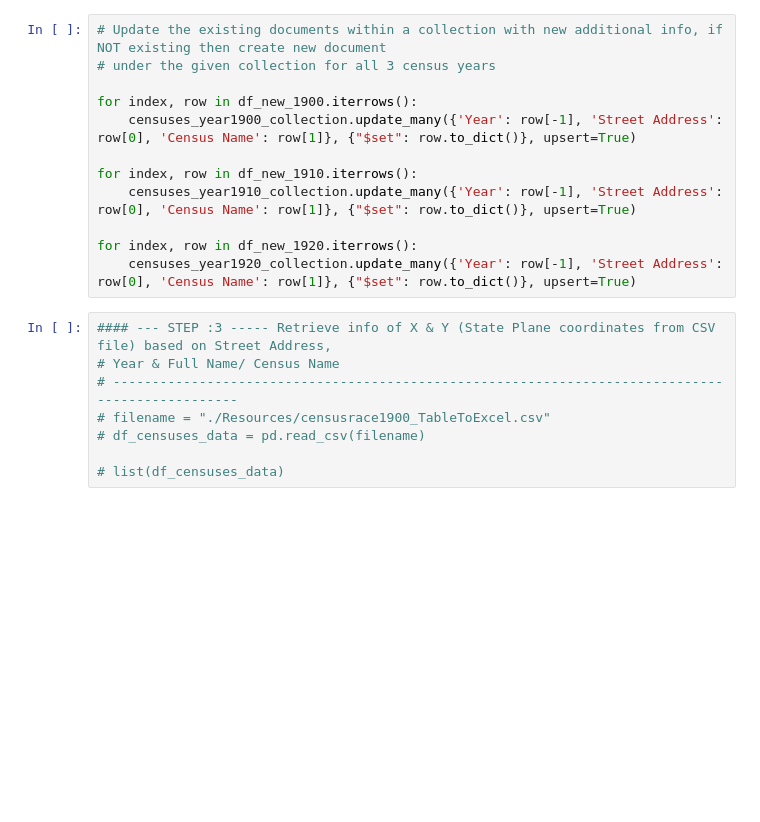
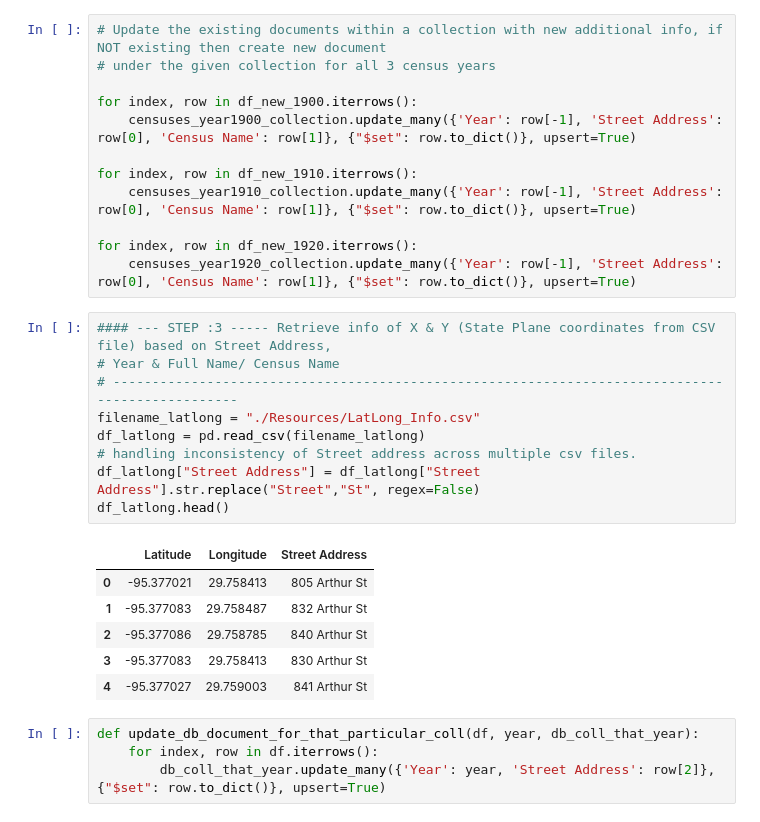
Before and after one commit to trivial-vector/Digital-Humanities, a Jupyter notebook: Karika/digitalhumanity.ipynb, the cells around one changed output. Drawn from its saved outputs; the diff is of its cells as text; blank space fills up the shorter version.

Commit message:
Added the Lat & Long info into existing documents for a given collection in MongoDB.

```diff
--- a/Karika/digitalhumanity.ipynb
+++ b/Karika/digitalhumanity.ipynb
@@ -223,8 +215,20 @@ for index, row in df_new_1920.iterrows():
 # %%
 #### --- STEP :3 ----- Retrieve info of X & Y (State Plane coordinates from CSV file) based on Street Address,
 # Year & Full Name/ Census Name
 # ------------------------------------------------------------------------------------------------
-# filename = "./Resources/censusrace1900_TableToExcel.csv"
-# df_censuses_data = pd.read_csv(filename)
-
-# list(df_censuses_data)
+filename_latlong = "./Resources/LatLong_Info.csv"
+df_latlong = pd.read_csv(filename_latlong)
+# handling inconsistency of Street address across multiple csv files.
+df_latlong["Street Address"] = df_latlong["Street Address"].str.replace("Street","St", regex=False)
+df_latlong.head()
+# %% [output]
+|  | Latitude | Longitude | Street Address |
+| 0 | -95.377021 | 29.758413 | 805 Arthur St |
+| 1 | -95.377083 | 29.758487 | 832 Arthur St |
+| 2 | -95.377086 | 29.758785 | 840 Arthur St |
+| 3 | -95.377083 | 29.758413 | 830 Arthur St |
+| 4 | -95.377027 | 29.759003 | 841 Arthur St |
+# %%
+def update_db_document_for_that_particular_coll(df, year, db_coll_that_year):
+    for index, row in df.iterrows():
+        db_coll_that_year.update_many({'Year': year, 'Street Address': row[2]}, {"$set": row.to_dict()}, upsert=True)
```
Also changed, not shown: parts of 6 cells of this notebook, 8 other files.
